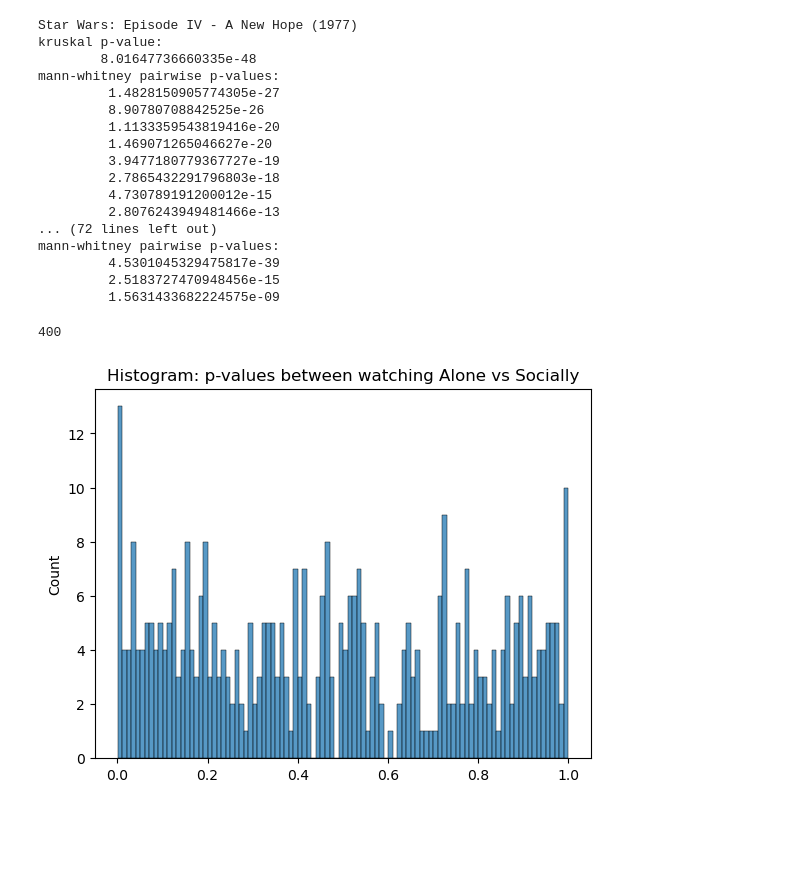
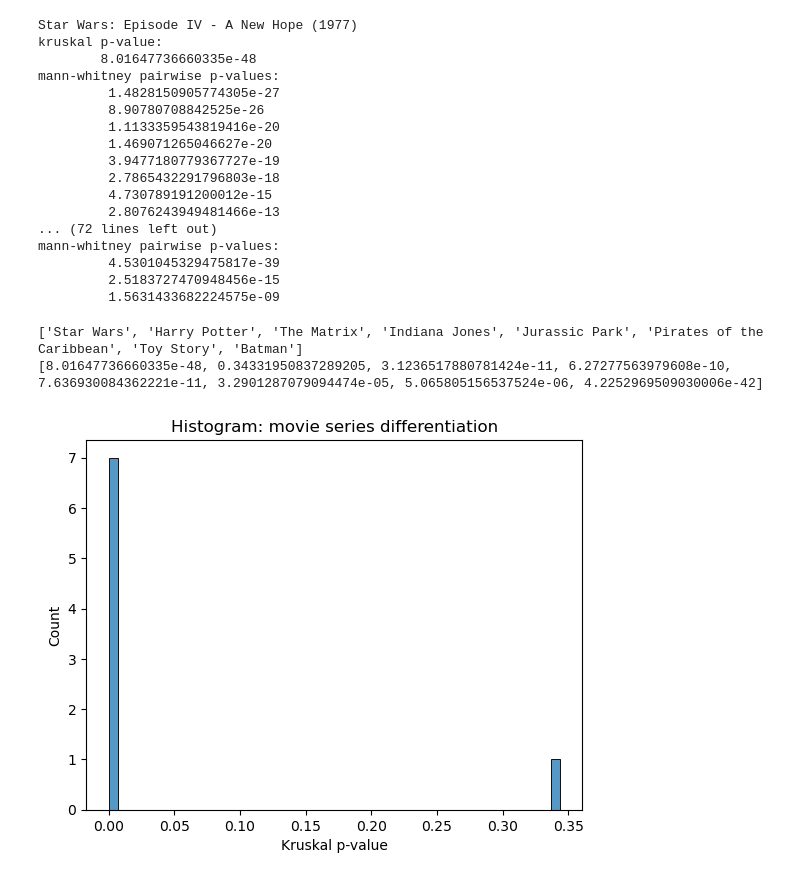
Before and after one commit to caralinebruz/data_science_movie_ratings_analysis, a Jupyter notebook: 10 Trilogy consistency.ipynb, the cells around one changed output. Saved outputs shown, nothing was run; the diff lists cells and outputs as text; code cells hidden in the pictures; blank space fills up the shorter version.

```diff
--- a/10 Trilogy consistency.ipynb
+++ b/10 Trilogy consistency.ipynb
@@ -181,6 +181,8 @@ def get_combinations(stuff):
     return combos
 # %%
 import itertools
+
+plotting_kw = []
 
 
 for y in all_series:
@@ -244,7 +246,7 @@ for y in all_series:
         print("ERORRRRRRR")
 
 
-
+    plotting_kw.append(p[0])
     for i in range(num_movies):
 
         x = series[i]
@@ -284,24 +286,41 @@ mann-whitney pairwise p-values:
          4.5301045329475817e-39
          2.5183727470948456e-15
          1.5631433682224575e-09
-# %%
-print(len(p_values))
-# %% [output]
-400
-# %%
-# now, plot the results
-
-
-# sns.barplot(p_values)
-bins=100
-sns.histplot(p_values, bins=bins, label="Old")
-
-
-plt.title('Histogram: p-values between watching Alone vs Socially')
-# plt.xlabel('rating')
-# plt.ylabel('count of rating')
-# # plt.legend()
-# # plt.ylim([0, 1])
-plt.show()
-# %% [output]
-[figure, removed]
+# %%
+# now, plot the results
+
+
+
+x = []
+for i in all_series:
+    name = i[0]["series"]
+    x.append(name)
+
+print(x)
+
+# xPos = np.array([1,2,3,4,5,6,7,8])
+
+# print(xPos)
+
+print(plotting_kw)
+
+# plt.bar(xPos,plotting_kw)
+
+# plt.xticks(xPos, x) # label the x_pos with the labels
+
+
+# sns.histplot(sig, bins=bins, color="yellow", label="significant")
+
+
+# sns.barplot(p_values)
+bins=50
+# sns.histplot(sig, bins=bins, color="yellow", label="significant")
+sns.histplot(plotting_kw, bins=bins, label="not significant")
+
+plt.title('Histogram: movie series differentiation')
+plt.xlabel('Kruskal p-value')
+plt.show()
+# %% [output]
+['Star Wars', 'Harry Potter', 'The Matrix', 'Indiana Jones', 'Jurassic Park', 'Pirates of the Caribbean', 'Toy Story', 'Batman']
+[8.01647736660335e-48, 0.34331950837289205, 3.1236517880781424e-11, 6.27277563979608e-10, 7.636930084362221e-11, 3.2901287079094474e-05, 5.065805156537524e-06, 4.2252969509030006e-42]
+[figure, added]
```
Also changed, not shown: parts of 5 cells of this notebook.
